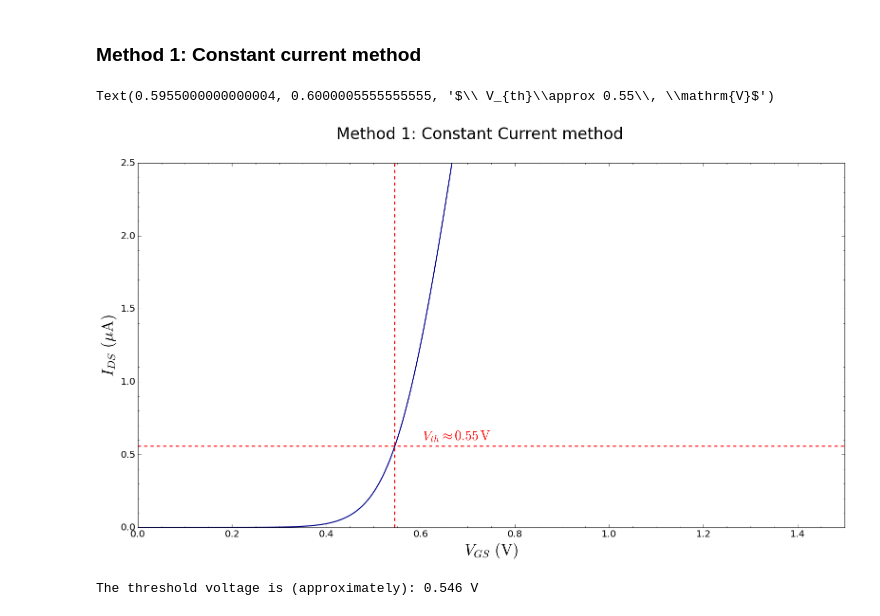
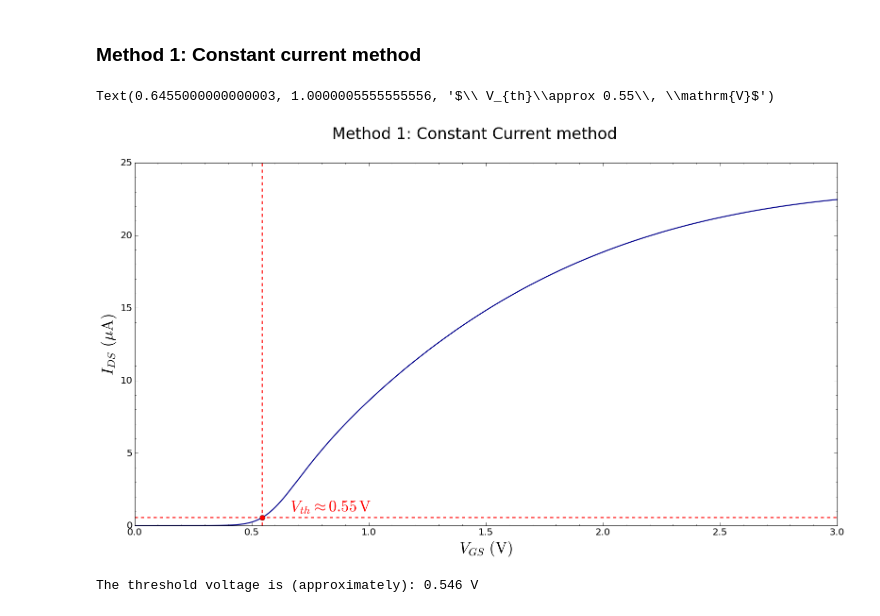
Before and after one commit to javivilladamigo/digitalDesign, a Jupyter notebook: 1/ex1.ipynb, the cells around one changed output. Cells and saved outputs as stored; diff of their text form; code cells hidden in the pictures.

```diff
--- a/1/ex1.ipynb
+++ b/1/ex1.ipynb
@@ -27,27 +27,26 @@ Ids = np.array(Ids, "double")
 # %%
 fig, ax = plt.subplots(); fig.patch.set_facecolor('xkcd:white')
 plt.rcParams['figure.figsize'] = [24, 12]
 ax.tick_params(which = 'both', axis = 'both', direction='in', right = True, top = True, length = 6)
 ax.minorticks_on()
 ax.tick_params(which = 'minor', axis = 'both', direction='in', right = True, top = True, length = 3)
 ax.tick_params(axis = 'both', labelsize = 18)
-ax.set_ylim(0, 2.5)
-ax.set_xlim(0, 1.5)
 
 plt.suptitle("Method 1: Constant Current method", fontsize = 30)
 ax.plot(Vg, Ids*1e6, label = '$I_{{\\rm ds}}$', color = 'darkblue', linestyle = 'solid', linewidth = 2.)
 ax.set_xlabel('$V_{GS}\ (\\mathrm{V})$', fontsize = 30)
 ax.set_ylabel('$I_{DS}\ (\\mathrm{\mu A})$', fontsize = 30)
 
 I_DS_tosearch = 1 / 0.18 * 1e-7
 V_threshold = Vg[np.isclose(I_DS_tosearch, Ids, rtol = 1e-20)]
 
 ax.axhline(y = I_DS_tosearch * 1e6, xmin = 0, xmax = 1, linestyle = "dashed", color = "red", linewidth = 2.)
 ax.axvline(x = np.mean(V_threshold), ymin = 0, ymax = 1, linestyle = "dashed", color = "red", linewidth = 2.)
-ax.text(np.mean(V_threshold) + .05, I_DS_tosearch + 0.6, '$\ V_{th}\\approx %.2f\, \mathrm{V}$' % np.mean(V_threshold), color = 'red', fontsize = 25)
+ax.plot(np.mean(V_threshold), I_DS_tosearch*1e6, 'ro', markersize = 10)
+ax.text(np.mean(V_threshold) + .1, I_DS_tosearch + 1, '$\ V_{th}\\approx %.2f\, \mathrm{V}$' % np.mean(V_threshold), color = 'red', fontsize = 30)
 # %% [output]
-Text(0.5955000000000004, 0.6000005555555555, '$\\ V_{th}\\approx 0.55\\, \\mathrm{V}$')
+Text(0.6455000000000003, 1.0000005555555556, '$\\ V_{th}\\approx 0.55\\, \\mathrm{V}$')
-[figure, old version]
+[figure, new version]
 # %%
 print("The threshold voltage is (approximately): %.3f V" % np.mean(V_threshold))
 # %% [output]
```
Also changed, not shown: parts of 2 cells of this notebook.
